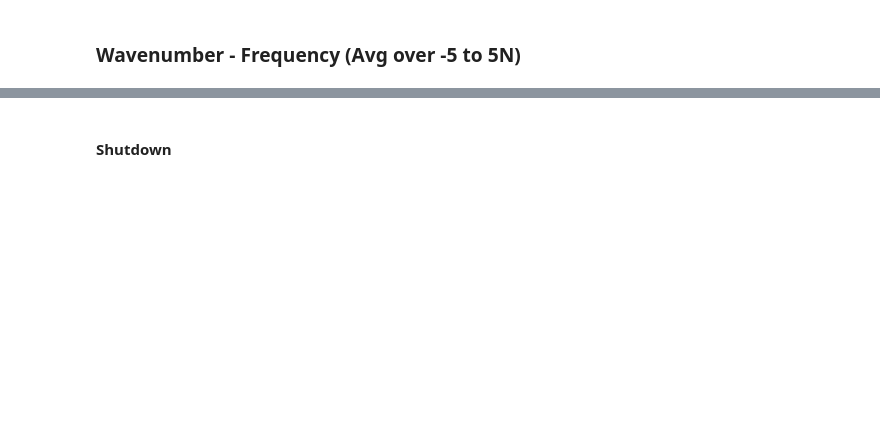
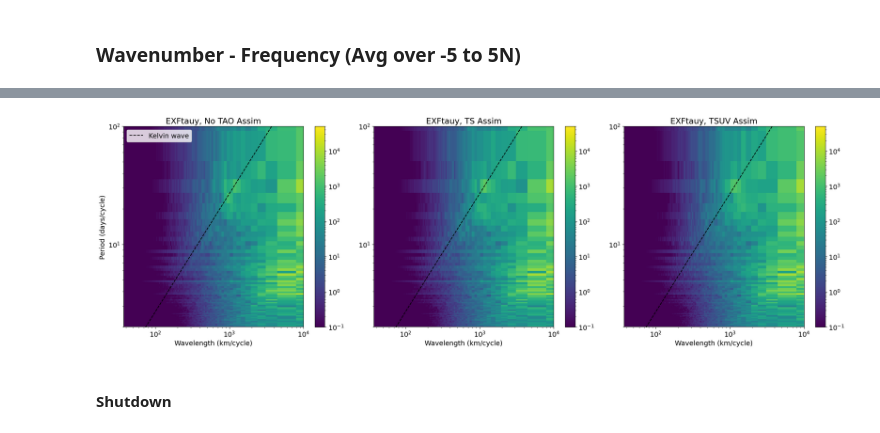
Before and after one commit to eldavenport/mitgcm-equatorial-waves, a Jupyter notebook: exf_wavenumber_freq.ipynb, the cells around one changed output, grey strips where cells are left out. Drawn from its saved outputs; the diff is of its cells as text; code cells hidden in the pictures; blank space fills up the shorter version.

```diff
--- a/exf_wavenumber_freq.ipynb
+++ b/exf_wavenumber_freq.ipynb
@@ -183,3 +241,43 @@ fig.savefig(folder_name + 'exf_wavenumber_freq_5S5N_cropLon.png')
+# %%
+from matplotlib.colors import LogNorm
+plt.rcParams['font.size'] = 14
+
+vmin = 1e-1
+vmax = 5e4
+fig, ax = plt.subplots(figsize=(22, 7),ncols=3)
+pcm = ax[0].pcolormesh(W_pos, F_pos, spec_exf_noTAO_pos, shading='auto', cmap='viridis', norm=LogNorm(vmin=vmin,vmax=vmax))
+ax[0].plot(lambda_km, T_kelvin_days, label='Kelvin wave', color='black', linestyle='--',linewidth=1.5)
+ax[0].loglog()
+ax[0].legend()
+ax[0].set_xlim(dx*2, 10000)  # Wavenumber in km/cycle
+ax[0].set_ylim(2, 100)  # Frequency in days/cycle
+ax[0].set_xlabel('Wavelength (km/cycle)')
+ax[0].set_ylabel('Period (days/cycle)')
+fig.colorbar(pcm, ax=ax[0])
+ax[0].set_title('EXFtauy, No TAO Assim')
+
+pcm = ax[1].pcolormesh(W_pos, F_pos, spec_exf_pos, shading='auto', cmap='viridis', norm=LogNorm(vmin=vmin,vmax=vmax))
+ax[1].plot(lambda_km, T_kelvin_days, label='Kelvin wave', color='black', linestyle='--',linewidth=1.5)
+ax[1].loglog()
+ax[1].set_xlim(dx*2, 10000)  # Wavenumber in km/cycle
+ax[1].set_ylim(2, 100)  # Frequency in days/cycle
+ax[1].set_xlabel('Wavelength (km/cycle)')
+fig.colorbar(pcm, ax=ax[1])
+ax[1].set_title('EXFtauy, TS Assim')
+
+pcm = ax[2].pcolormesh(W_pos, F_pos, spec_exf_vel_pos, shading='auto', cmap='viridis', norm=LogNorm(vmin=vmin,vmax=vmax))
+ax[2].plot(lambda_km, T_kelvin_days, label='Kelvin wave', color='black', linestyle='--',linewidth=1.5)
+ax[2].loglog()
+ax[2].set_xlim(dx*2, 10000)  # Wavenumber in km/cycle
+ax[2].set_ylim(2, 100)  # Frequency in days/cycle
+ax[2].set_xlabel('Wavelength (km/cycle)')
+fig.colorbar(pcm,ax=ax[2])
+ax[2].set_title('EXFtauy, TSUV Assim')
+
+plt.tight_layout()  # leave space at the top
+fig.savefig(folder_name + 'exf_tauy_wavenumber_freq_5S5N.png')
+# %% [output]
+[figure, added]
 # %% [markdown]
 #### Shutdown
 # %%
```
Also changed, not shown: parts of 3 cells of this notebook, 7 other files.
